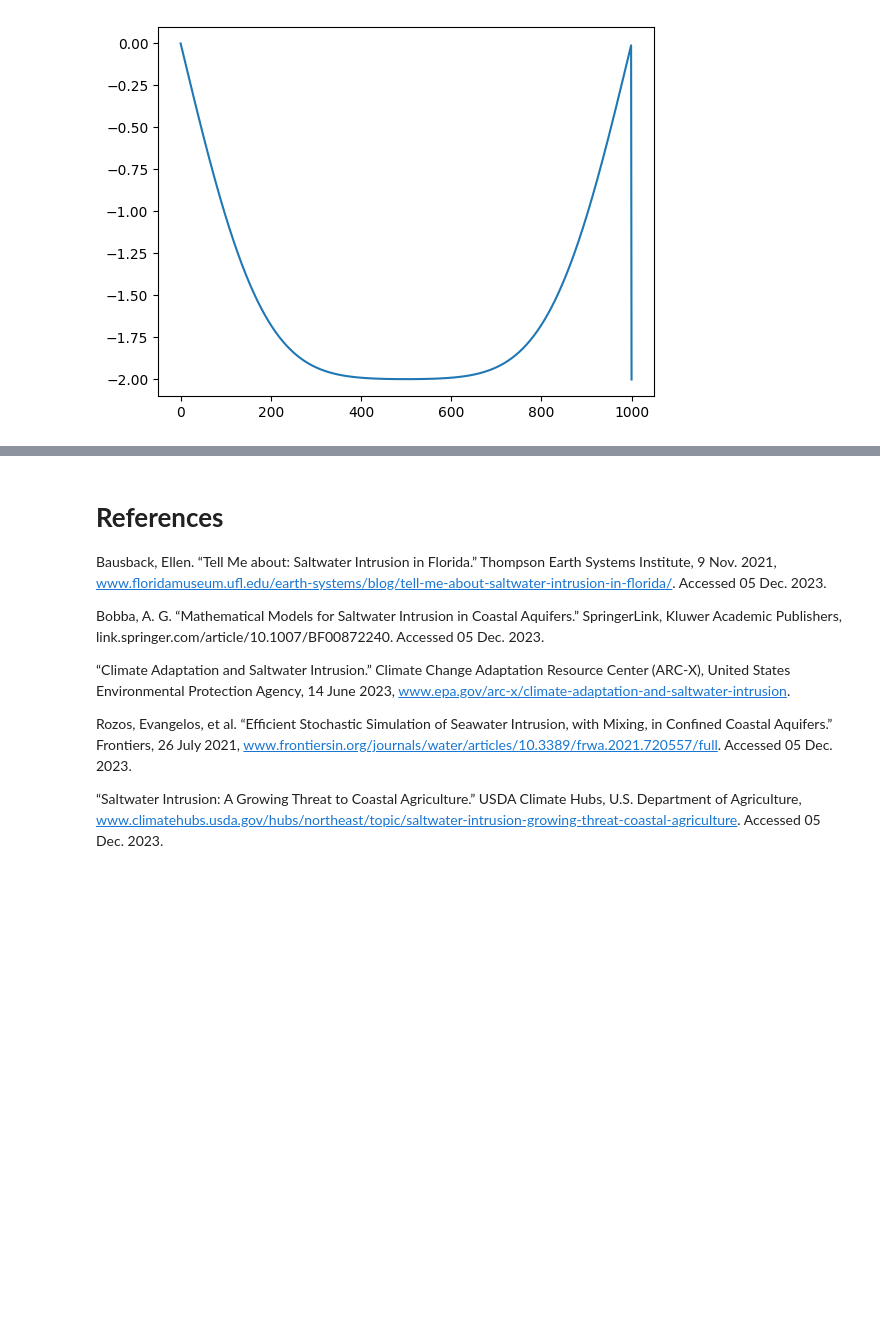
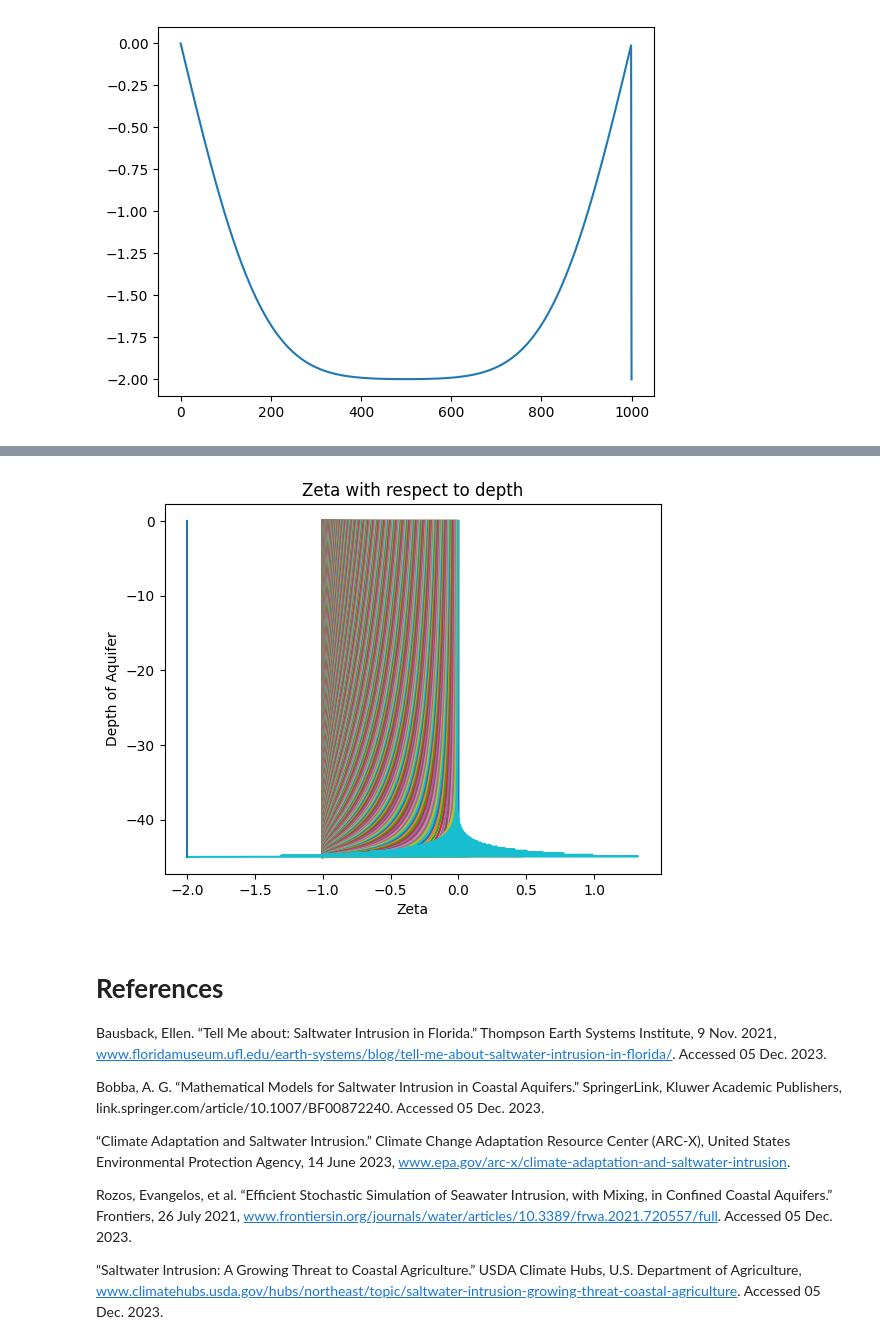
Before and after one commit to ashtonesims/Burkholder_Sims_Final, a Jupyter notebook: Burkholder_Sims_EAS4610_Final.ipynb, the cells around one changed output, grey strips where cells are left out. Saved outputs shown, nothing was run; the diff lists cells and outputs as text; code cells hidden in the pictures; blank space fills up the shorter version.

```diff
--- a/Burkholder_Sims_EAS4610_Final.ipynb
+++ b/Burkholder_Sims_EAS4610_Final.ipynb
@@ -227,3 +233,12 @@ plt.show()
+# %%
+for i in Z:
+    plt.plot(i,z)
+plt.xlabel("Zeta")
+plt.ylabel("Depth of Aquifer")
+plt.title("Zeta with respect to depth")
+plt.show()
+# %% [output]
+[figure, added]
 # %% [markdown]
 # **References**
 
```
Also changed, not shown: parts of 3 cells of this notebook.
